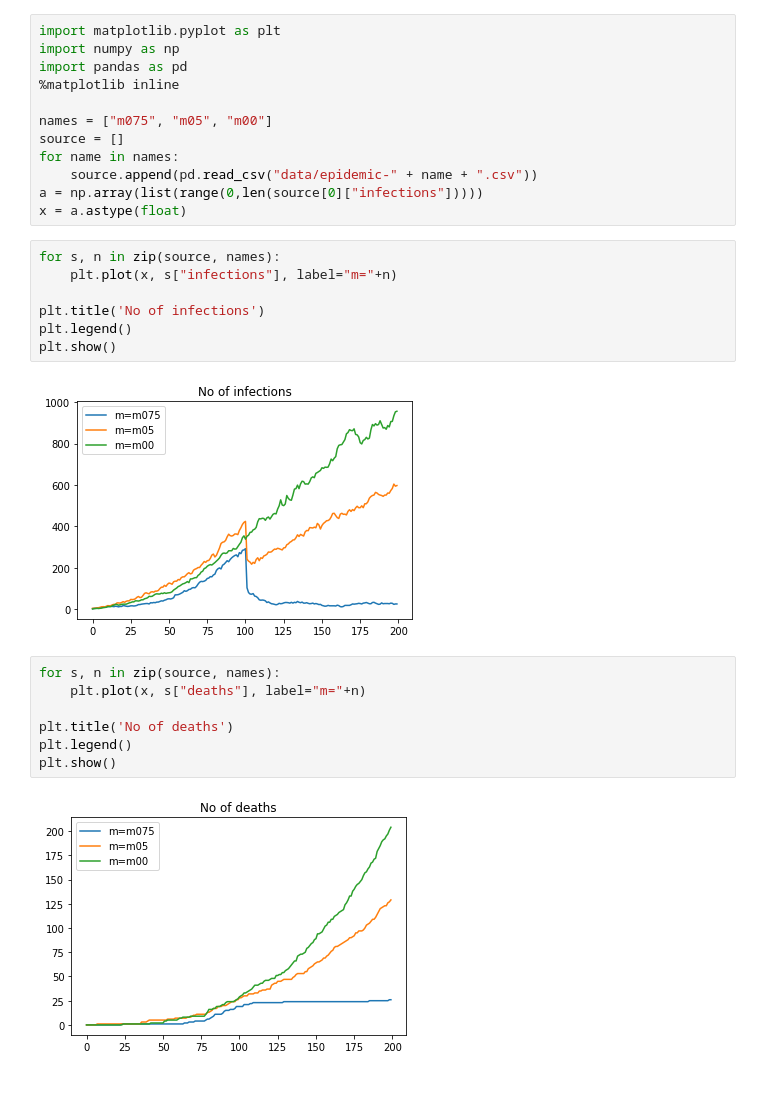
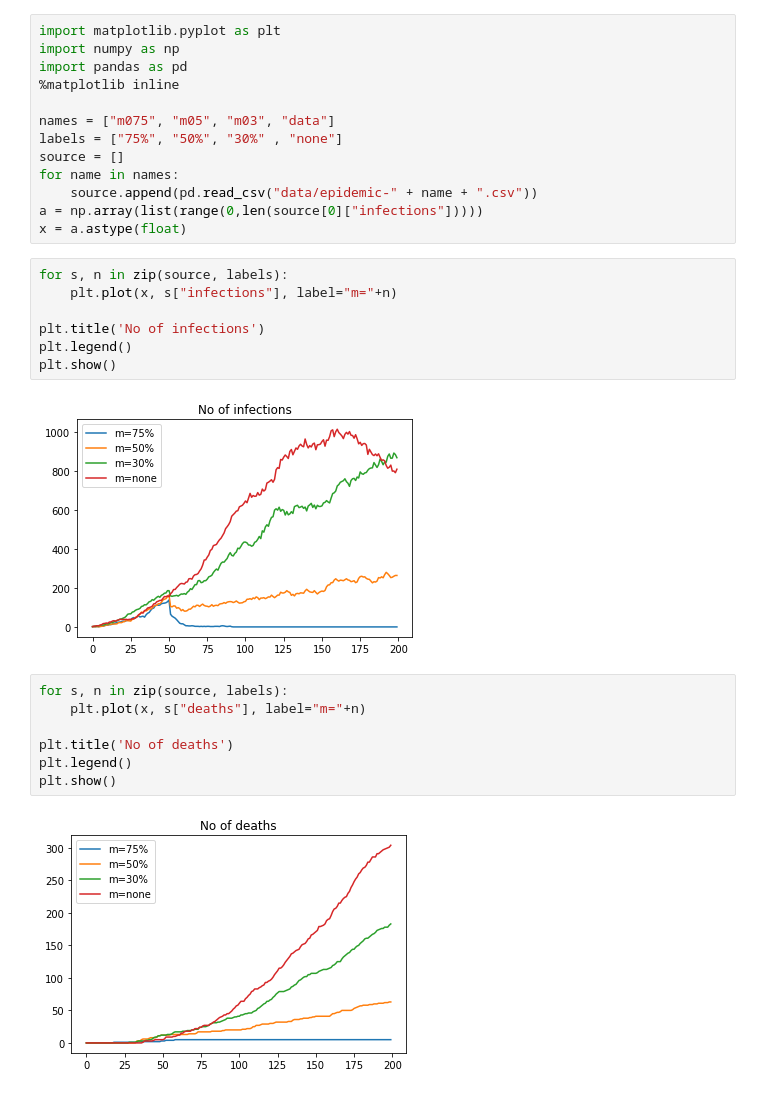
Before and after one commit to sausheong/epidemic-sim, a Jupyter notebook: analysis - medicine.ipynb, the cells around one changed output. Cells and saved outputs as stored; diff of their text form.

```diff
--- a/analysis - medicine.ipynb
+++ b/analysis - medicine.ipynb
@@ -4,28 +4,29 @@ import numpy as np
 import pandas as pd
 %matplotlib inline
 
-names = ["m075", "m05", "m00"]
+names = ["m075", "m05", "m03", "data"]
+labels = ["75%", "50%", "30%" , "none"]
 source = []
 for name in names:
     source.append(pd.read_csv("data/epidemic-" + name + ".csv"))
 a = np.array(list(range(0,len(source[0]["infections"]))))
 x = a.astype(float)
 # %%
-for s, n in zip(source, names):
+for s, n in zip(source, labels):
     plt.plot(x, s["infections"], label="m="+n)
 
 plt.title('No of infections')
 plt.legend()
 plt.show()
 # %% [output]
-[figure, old version]
+[figure, new version]
 # %%
-for s, n in zip(source, names):
+for s, n in zip(source, labels):
     plt.plot(x, s["deaths"], label="m="+n)
 
 plt.title('No of deaths')
 plt.legend()
 plt.show()
 # %% [output]
-[figure, old version]
+[figure, new version]
 # %%
```
Also changed, not shown: parts of 1 cell of this notebook, 6 other files.
